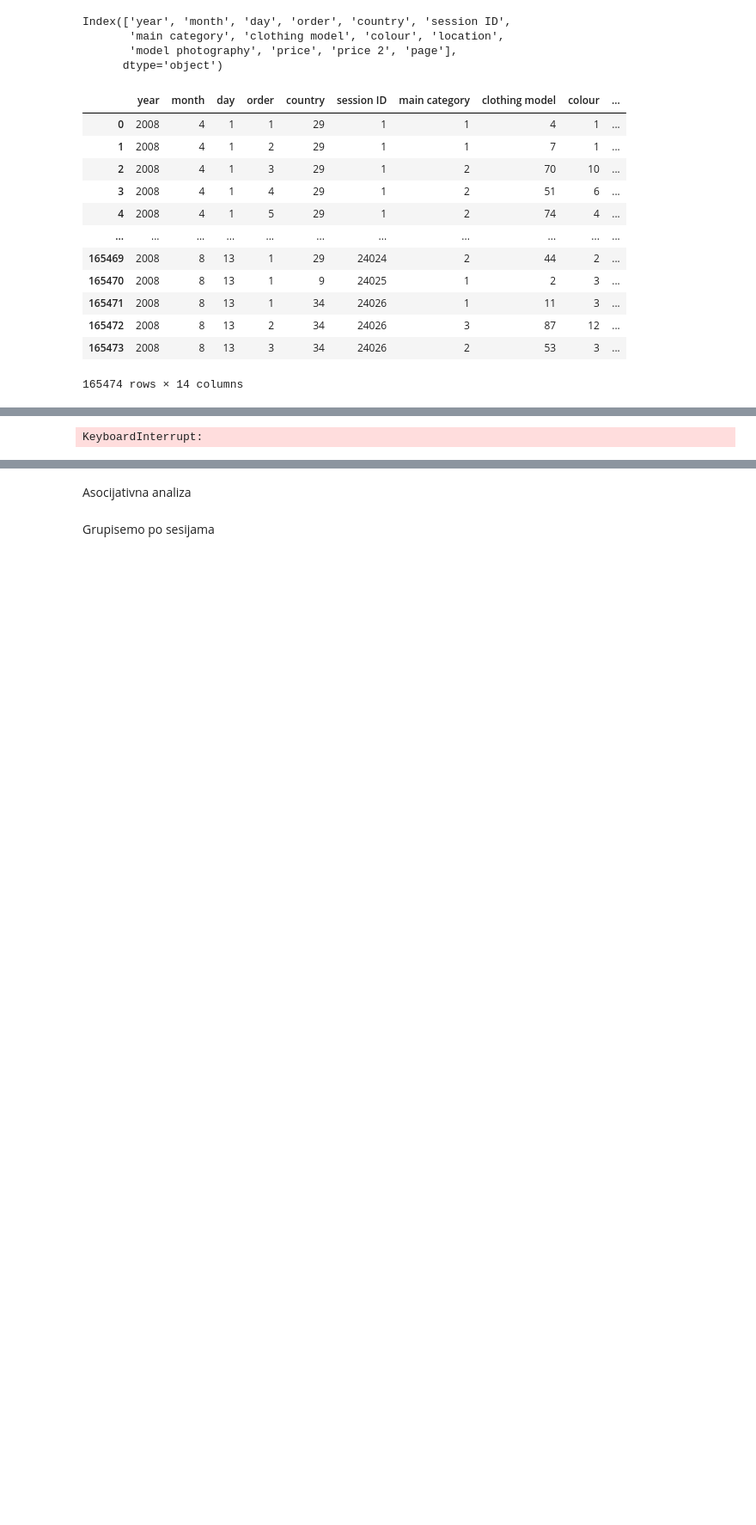
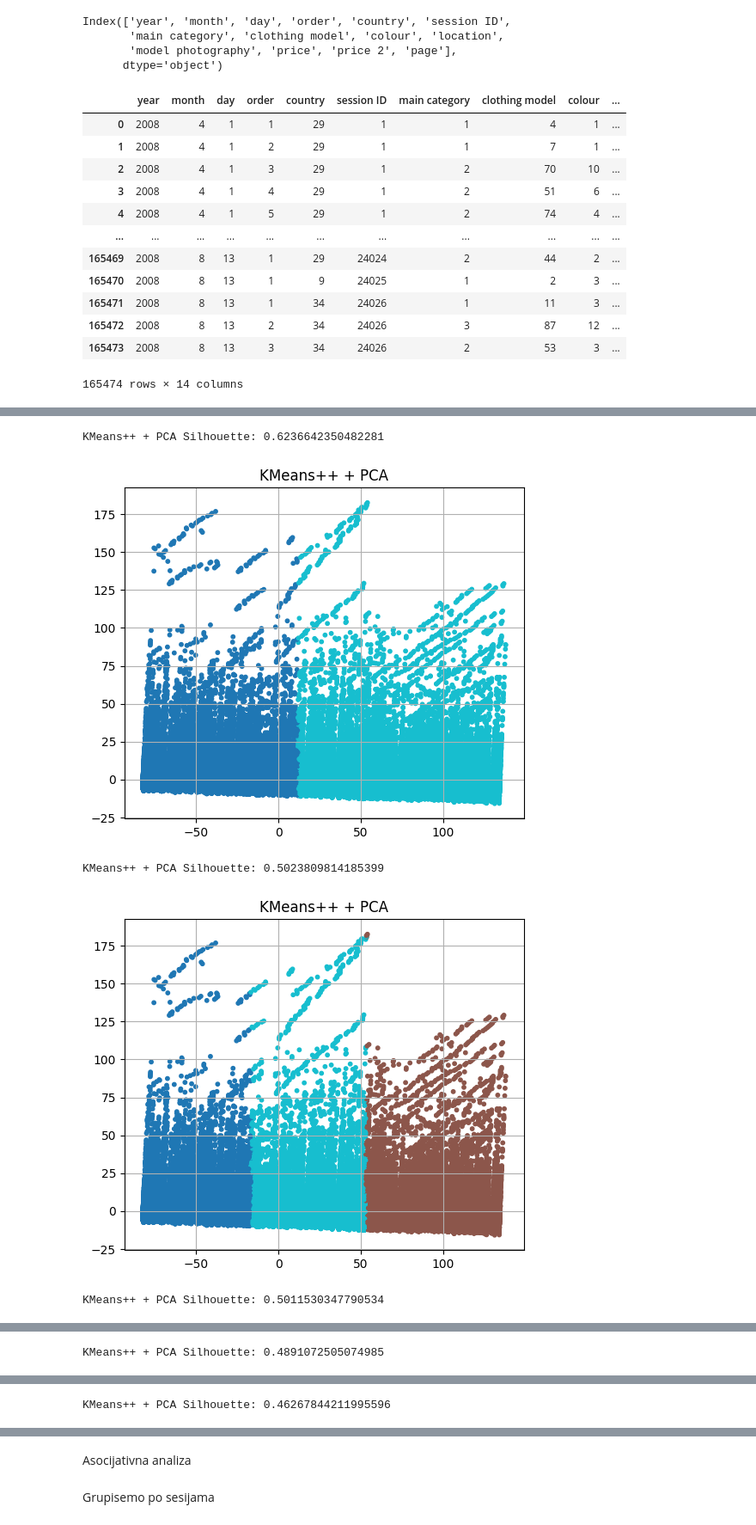
Before and after one commit to NikolaDjajic/Diplomski, a Jupyter notebook: clickstream_clustering.ipynb, the cells around one changed output, grey strips where cells are left out. Shown at 86% size. Cells and saved outputs as stored; diff of their text form; code cells hidden in the pictures; blank space fills up the shorter version.

```diff
--- a/clickstream_clustering.ipynb
+++ b/clickstream_clustering.ipynb
@@ -97,30 +127,18 @@ KeyboardInterrupt:
-# %%
-from sklearn.cluster import SpectralClustering
-
-for i in range(2,3):
-    spectral = SpectralClustering(n_clusters=i, affinity='nearest_neighbors', random_state=123)
-
-    labels_spectral = spectral.fit_predict(X)
-    plot_clusters(X, labels_spectral, 'Spectral Clustering')
-
-    labels_spectral_pca = spectral.fit_predict(X_pca)
-    plot_clusters(X_pca, labels_spectral_pca, 'Spectral Clustering + PCA')
-
-    labels_spectral_sca = spectral.fit_predict(X_sca)
-    plot_clusters(X_sca, labels_spectral_sca, 'Spectral Clustering + SCA')
-# %% [output]
-KeyboardInterrupt:
 # %%
-from sklearn.cluster import KMeans
-
-for i in range(2,3):
+for i in range(2,7):
     kmeans = KMeans(n_clusters=i , init='k-means++', random_state=123)
 
-    labels_kmeans = kmeans.fit_predict(X)
-    plot_clusters(X, labels_kmeans, 'KMeans++')
+#     labels_kmeans = kmeans.fit_predict(X)
+#     plot_clusters(X, labels_kmeans, 'KMeans++')
 
     labels_kmeans_pca = kmeans.fit_predict(X_pca)
-    plot_clusters(X_pca, labels_kmeans_pca, 'KMeans++ + PCA')
+    plot_clusters_pca(X_pca, labels_kmeans_pca, 'KMeans++ + PCA')
 
-    labels_kmeans_sca = kmeans.fit_predict(X_sca)
-    plot_clusters(X_sca, labels_kmeans_sca, 'KMeans++ + SCA')
+#     labels_kmeans_sca = kmeans.fit_predict(X_sca)
+#     plot_clusters(X_sca, labels_kmeans_sca, 'KMeans++ + SCA')
+# %% [output]
+KMeans++ + PCA Silhouette: 0.6236642350482281
+[figure, added]
+KMeans++ + PCA Silhouette: 0.5023809814185399
+[figure, added]
+KMeans++ + PCA Silhouette: 0.5011530347790534
@@ -126,0 +146 @@ for i in range(2,3):
+KMeans++ + PCA Silhouette: 0.4891072505074985
@@ -126,0 +148 @@ for i in range(2,3):
+KMeans++ + PCA Silhouette: 0.46267844211995596
```
Also changed, not shown: parts of 21 cells of this notebook, 1 other file.
